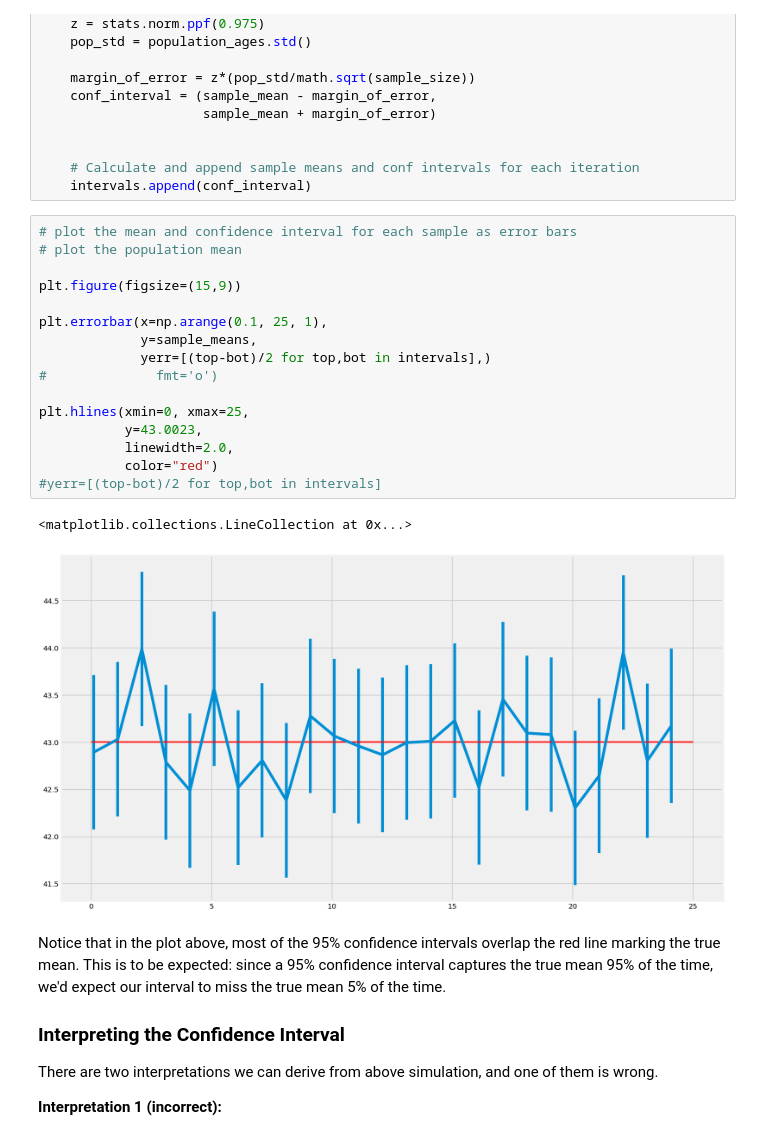
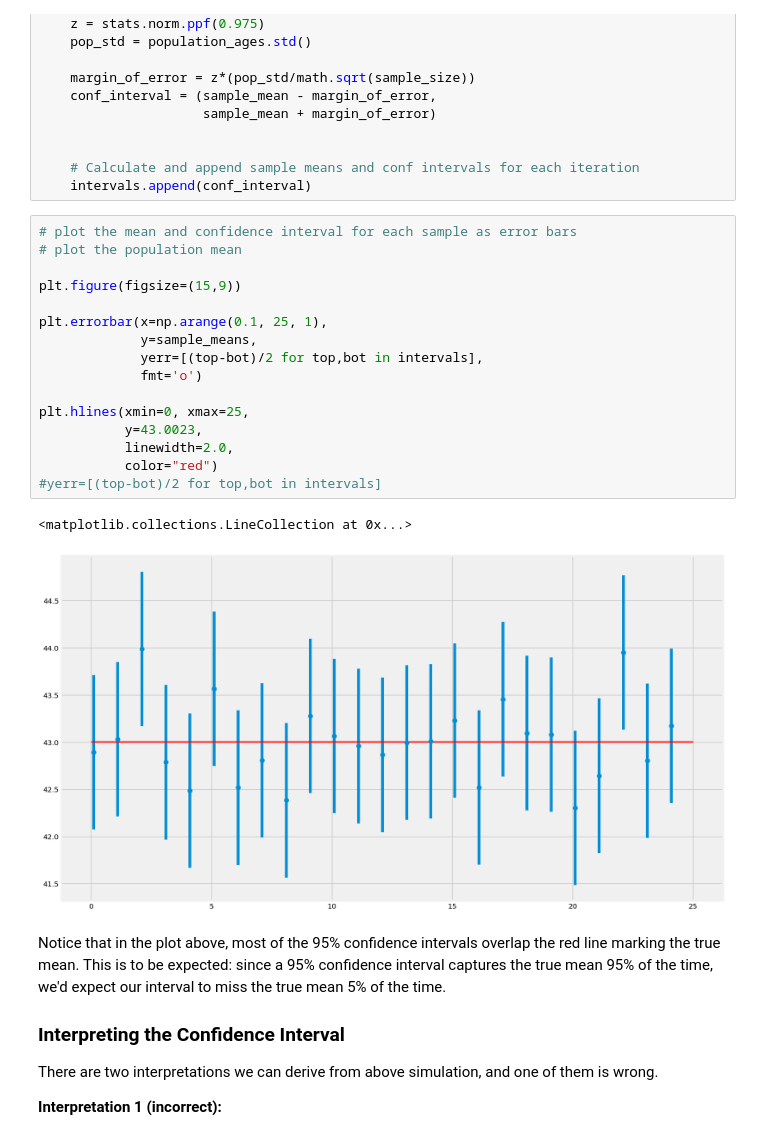
Before and after one commit to karenyilin/dsc-2-19-15-confidence-intervals-lab-nyc-ds-career-012819, a Jupyter notebook: index.ipynb, the cells around one changed output. Cells and saved outputs as stored; diff of their text form.

```diff
--- a/index.ipynb
+++ b/index.ipynb
@@ -346,22 +346,22 @@ for sample in range(25):
 # %%
 # plot the mean and confidence interval for each sample as error bars
 # plot the population mean
 
 plt.figure(figsize=(15,9))
 
 plt.errorbar(x=np.arange(0.1, 25, 1),
              y=sample_means,
-             yerr=[(top-bot)/2 for top,bot in intervals],)
-#              fmt='o')
+             yerr=[(top-bot)/2 for top,bot in intervals],
+             fmt='o')
 
 plt.hlines(xmin=0, xmax=25,
            y=43.0023,
            linewidth=2.0,
            color="red")
 #yerr=[(top-bot)/2 for top,bot in intervals]
 # %% [output]
 <matplotlib.collections.LineCollection at 0x...>
-[figure, old version]
+[figure, new version]
 # %% [markdown]
 Notice that in the plot above, most of the 95% confidence intervals overlap the red line marking the true mean. This is to be expected: since a 95% confidence interval captures the true mean 95% of the time, we'd expect our interval to miss the true mean 5% of the time.
 
```
